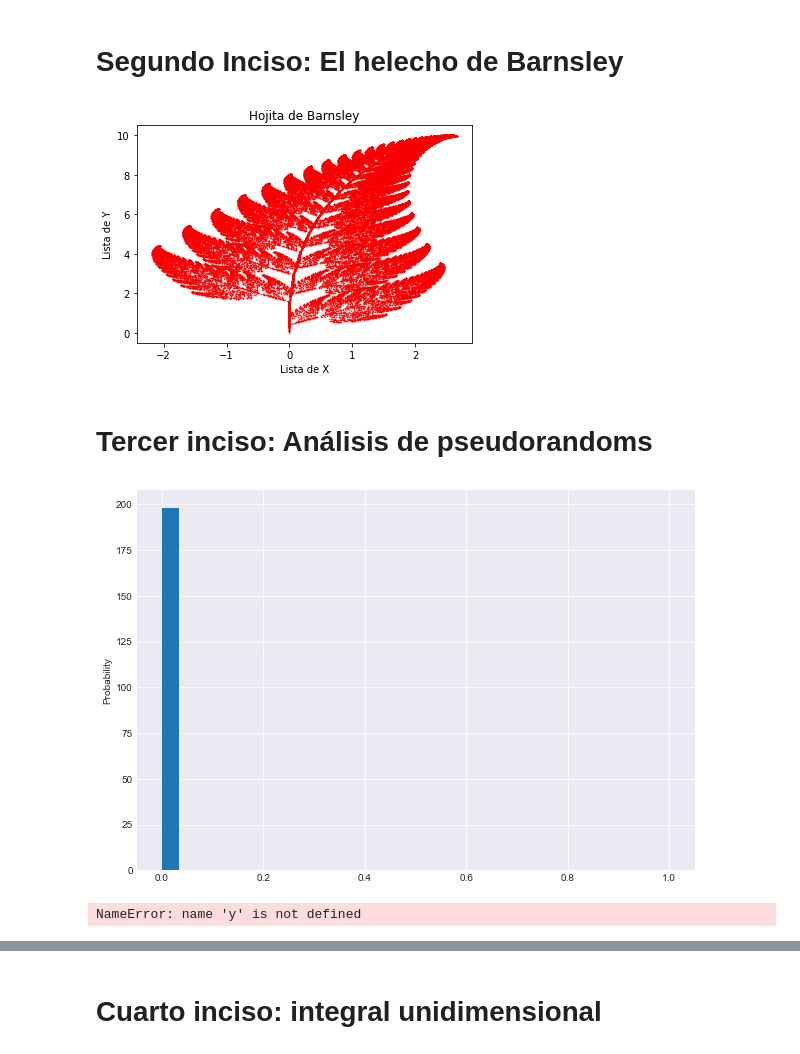
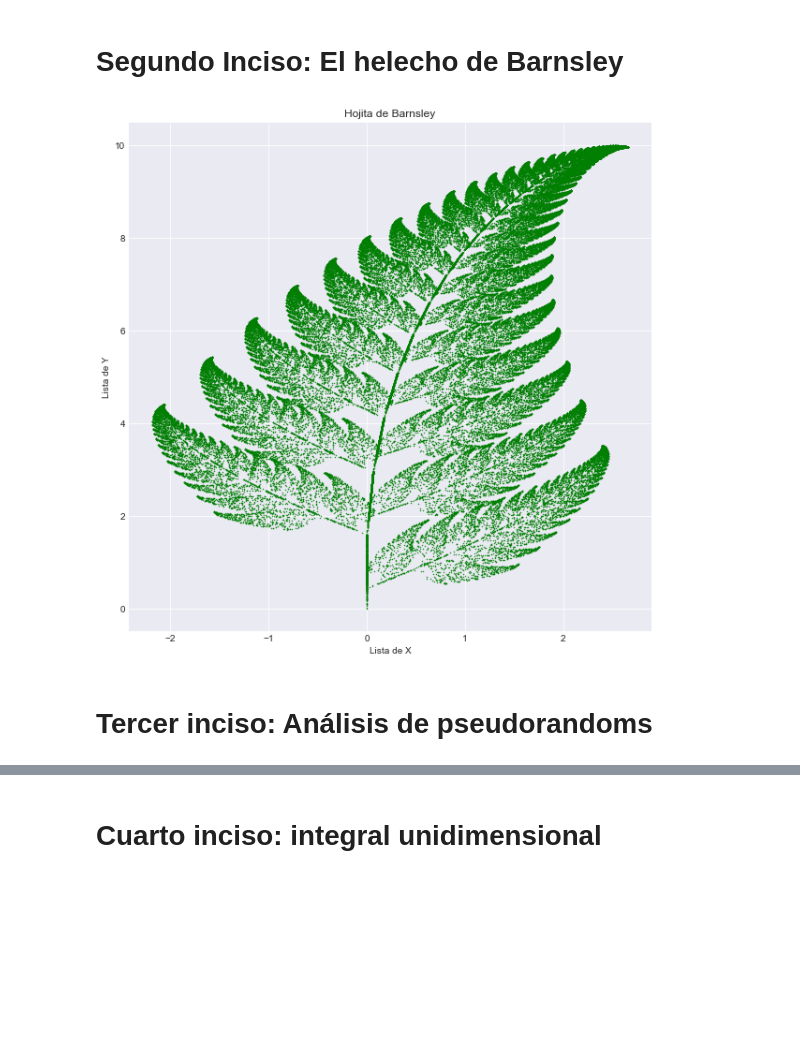
Before and after one commit to tej17584/SimulacionMiniProyecto, a Jupyter notebook: MiniProyecto.ipynb, the cells around one changed output, grey strips where cells are left out. Drawn from its saved outputs; the diff is of its cells as text; code cells hidden in the pictures; blank space fills up the shorter version.

```diff
--- a/MiniProyecto.ipynb
+++ b/MiniProyecto.ipynb
@@ -130,35 +130,36 @@ for i in range(1, 100000):
     # ? f4(x, y) à (x*0.0 + y*0.0, x*0.0 + y*0.16)
     if z == 1:
         x.append(0)
         y.append(0.16*(y[current]))
 
     # Para la probabilidad de:  0.85
     # ? f1(x, y) à (x*0.85 + y*0.04 + 0.0, x*-0.04 + y*0.85 + 1.6)
     if z >= 2 and z <= 86:
         x.append(0.85*(x[current]) + 0.04*(y[current]))
         y.append(-0.04*(x[current]) + 0.85*(y[current])+1.6)
 
     # Para la probabilidad de: 0.07
     # ? f3(x, y) à (x*0.2 + y*-0.26 + 0.0, x*0.23 + y*0.22 + 1.6)
     if z >= 87 and z <= 93:
         x.append(0.2*(x[current]) - 0.26*(y[current]))
         y.append(0.23*(x[current]) + 0.22*(y[current])+1.6)
 
     # Para la probabilidad de:  0.07
     # ? f2(x, y) à (-0.15*x + 0.28*y + 0.0, x*0.26 + y*0.24 + 0.44)
     if z >= 94 and z <= 100:
         x.append(-0.15*(x[current]) + 0.28*(y[current]))
         y.append(0.26*(x[current]) + 0.24*(y[current])+0.44)
 
     current = current + 1
 # Se desplega el título y los valores
+plt.figure(figsize=(10,10))
 plt.title("Hojita de Barnsley")
-plt.scatter(x, y, s=0.2, edgecolor='red')
+plt.scatter(x, y, s=0.2, edgecolor='green')
 plt.xlabel('Lista de X')
 plt.ylabel('Lista de Y')
 plt.show()
 # %% [output]
-[figure, old version]
+[figure, new version]
 # %% [markdown]
 # Tercer inciso: Análisis	de	pseudorandoms
 # %%
@@ -208,21 +202,3 @@ def G3(n):
         Z = ran.random()
         arr3 = np.append(arr3, Z)
     return arr3
-# %%
-arr1 = G1(100)
-arr1 = np.delete(arr1, 0)
-
-fig = plt.figure(figsize =(10, 7))
-plt.hist(arr1, bins=30,range=(0,1))
-plt.ylabel('Probability');
-# %% [output]
-[figure, removed]
-# %%
-arr2 = G2(100)
-arr2 = np.delete(arr2, 0)
-
-fig = plt.figure(figsize =(10, 7))
-plt.hist(arr2, bins=30,range=(0,1))
-plt.ylabel('Probability');
-# %% [output]
-NameError: name 'y' is not defined
```
Also changed, not shown: parts of 14 cells of this notebook.
